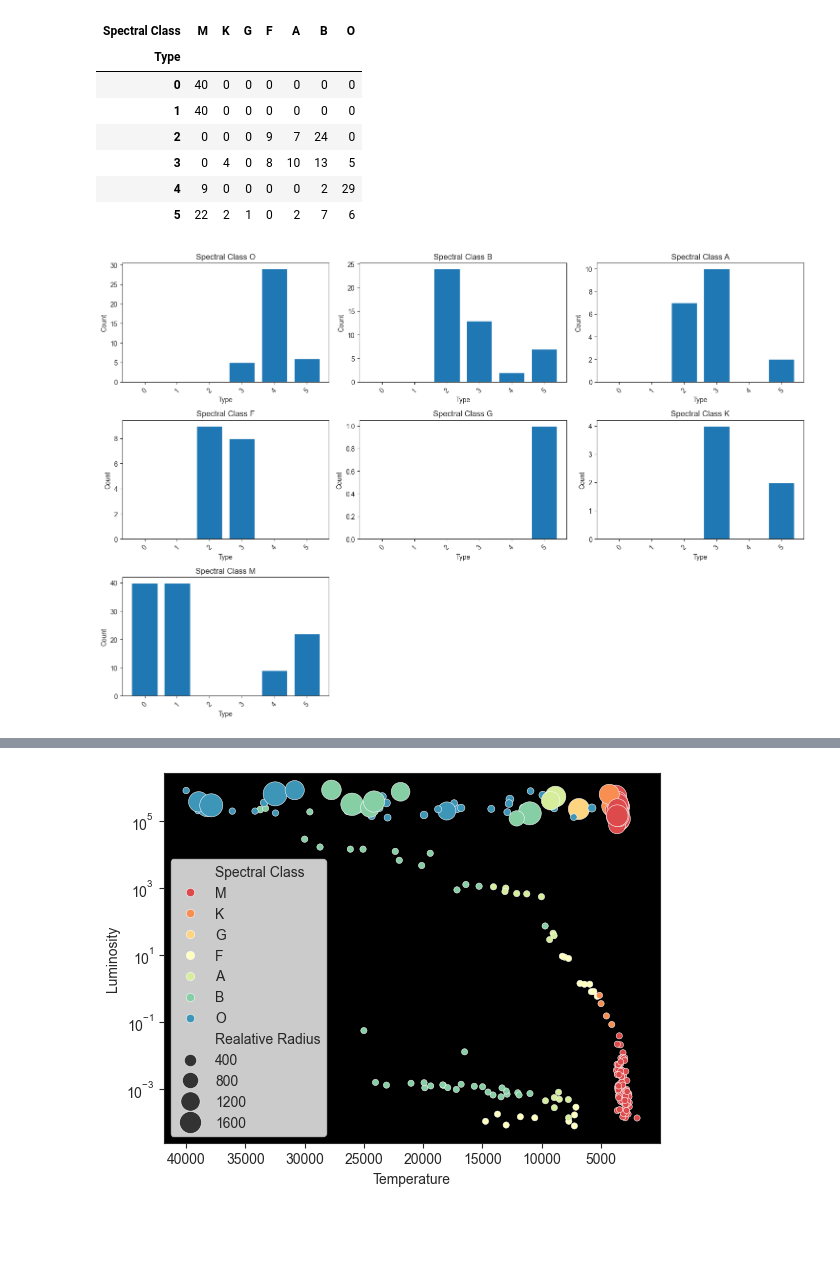
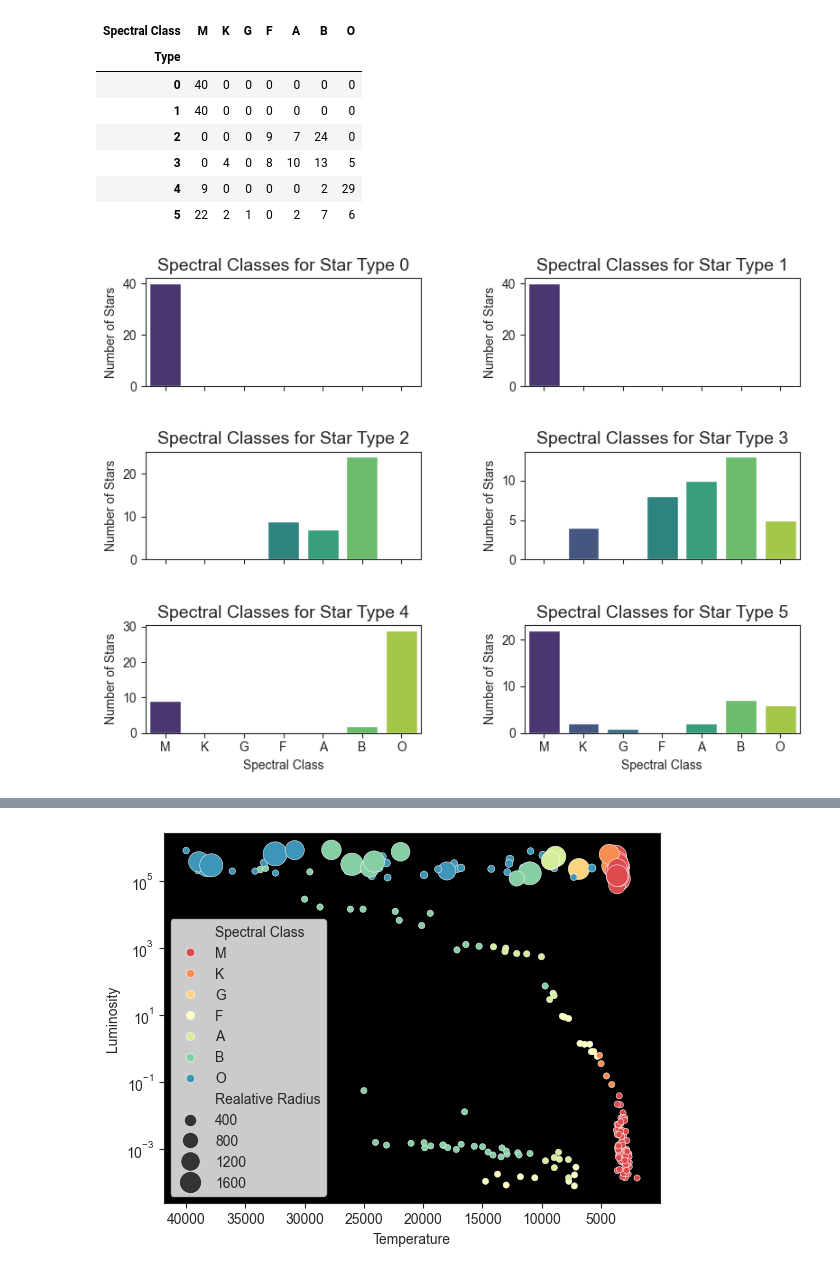
Before and after one commit to krminaciv/star-type-classification, a Jupyter notebook: stars-classification.ipynb, the cells around one changed output, grey strips where cells are left out. Drawn from its saved outputs; the diff is of its cells as text; code cells hidden in the pictures; blank space fills up the shorter version.

```diff
--- a/stars-classification.ipynb
+++ b/stars-classification.ipynb
@@ -173,8 +177,8 @@ print(data["Color"].unique().tolist())
 # %% [output]
 ['red', 'blue-white', 'white', 'yellow-white', 'orange', 'blue']
 # %%
-stars_per_class = data.groupby("Type")["Spectral Class"].value_counts()
-stars_per_class.unstack()
+stars_per_class = data.groupby("Type")["Spectral Class"].value_counts().unstack()
+stars_per_class
 # %% [output]
 | Spectral Class | M | K | G | F | A | B | O |
 | Type |  |  |  |  |  |  |  |
@@ -184,27 +188,19 @@ stars_per_class.unstack()
 | 3 | 0 | 4 | 0 | 8 | 10 | 13 | 5 |
 | 4 | 9 | 0 | 0 | 0 | 0 | 2 | 29 |
 | 5 | 22 | 2 | 1 | 0 | 2 | 7 | 6 |
-# %%
-spc_df = stars_per_class.unstack(fill_value=0)
-spectral_order = ['O', 'B', 'A', 'F', 'G', 'K', 'M']
-spc_df = spc_df.reindex(columns=spectral_order)
-
-fig, axes = plt.subplots(3,3, figsize=(15,10))
-axes = axes.flatten()
-
-for i, sc in enumerate(spectral_order):
-    counts = spc_df[sc]
-    axes[i].bar(counts.index, counts.values)
-    axes[i].set_title(f"Spectral Class {sc}")
-    axes[i].set_xlabel("Type")
-    axes[i].set_ylabel("Count")
-    axes[i].set_xticks(counts.index)
-    axes[i].set_xticklabels(counts.index, rotation=45)
-
-for j in range(len(spectral_order), len(axes)):
-    fig.delaxes(axes[j])
-
-plt.tight_layout()
-plt.show()
-# %% [output]
-[figure, removed]
+# %%
+n_types = stars_per_class.shape[0]
+fig, axes = plt.subplots(3, 2, figsize=(8, 6), sharex=True)
+
+axes = axes.flatten()
+
+for idx, (type_name, row) in enumerate(stars_per_class.iterrows()):
+    sns.barplot(x=row.index, y=row.values, ax=axes[idx], hue=row.index, palette="viridis")
+    axes[idx].set_title(f"Spectral Classes for Star Type {type_name}", fontsize=14)
+    axes[idx].set_ylabel("Number of Stars")
+    axes[idx].set_xlabel("Spectral Class")
+
+plt.tight_layout(h_pad=3.0, w_pad=5.0)
+plt.show()
+# %% [output]
+[figure, added]
```
Also changed, not shown: parts of 20 cells of this notebook.
